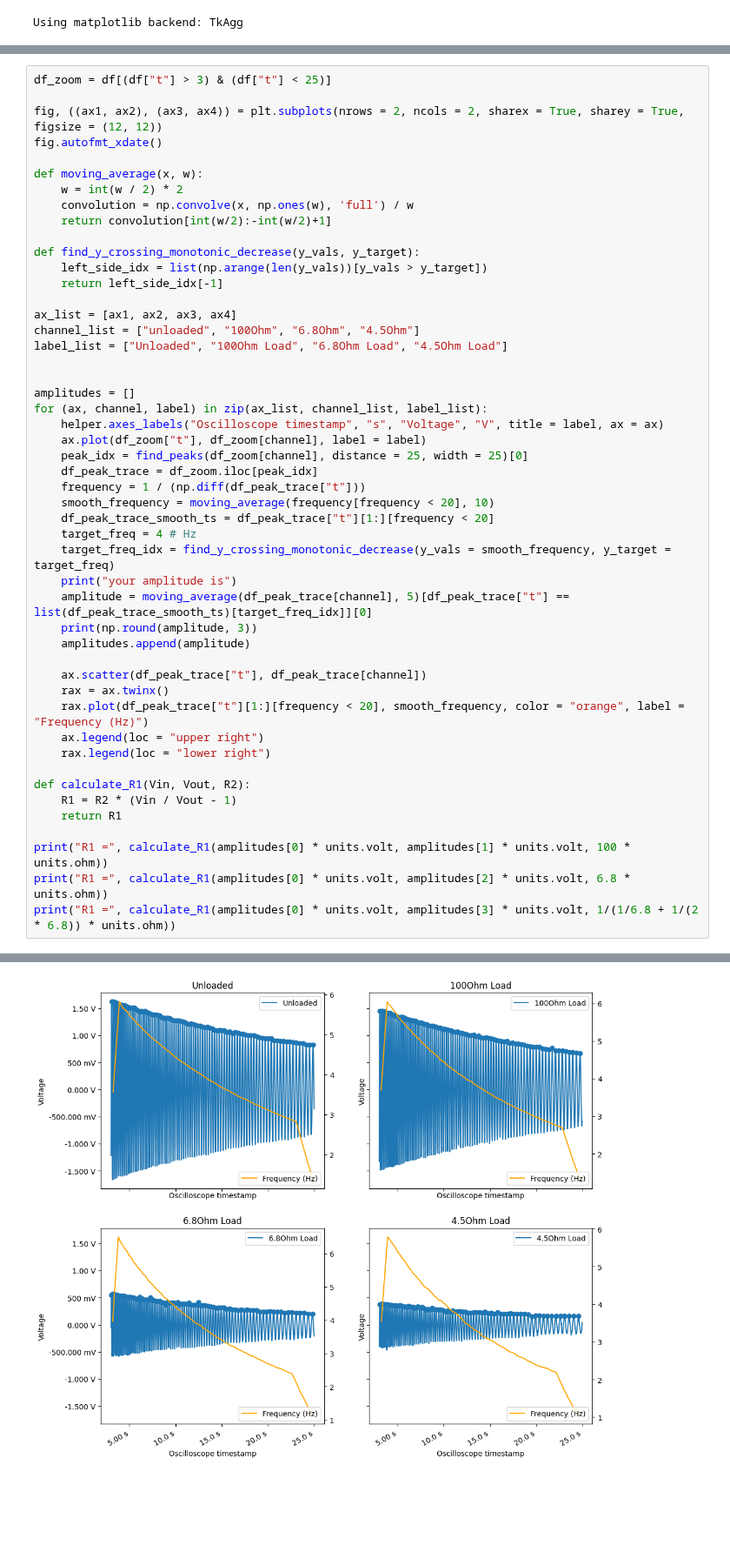
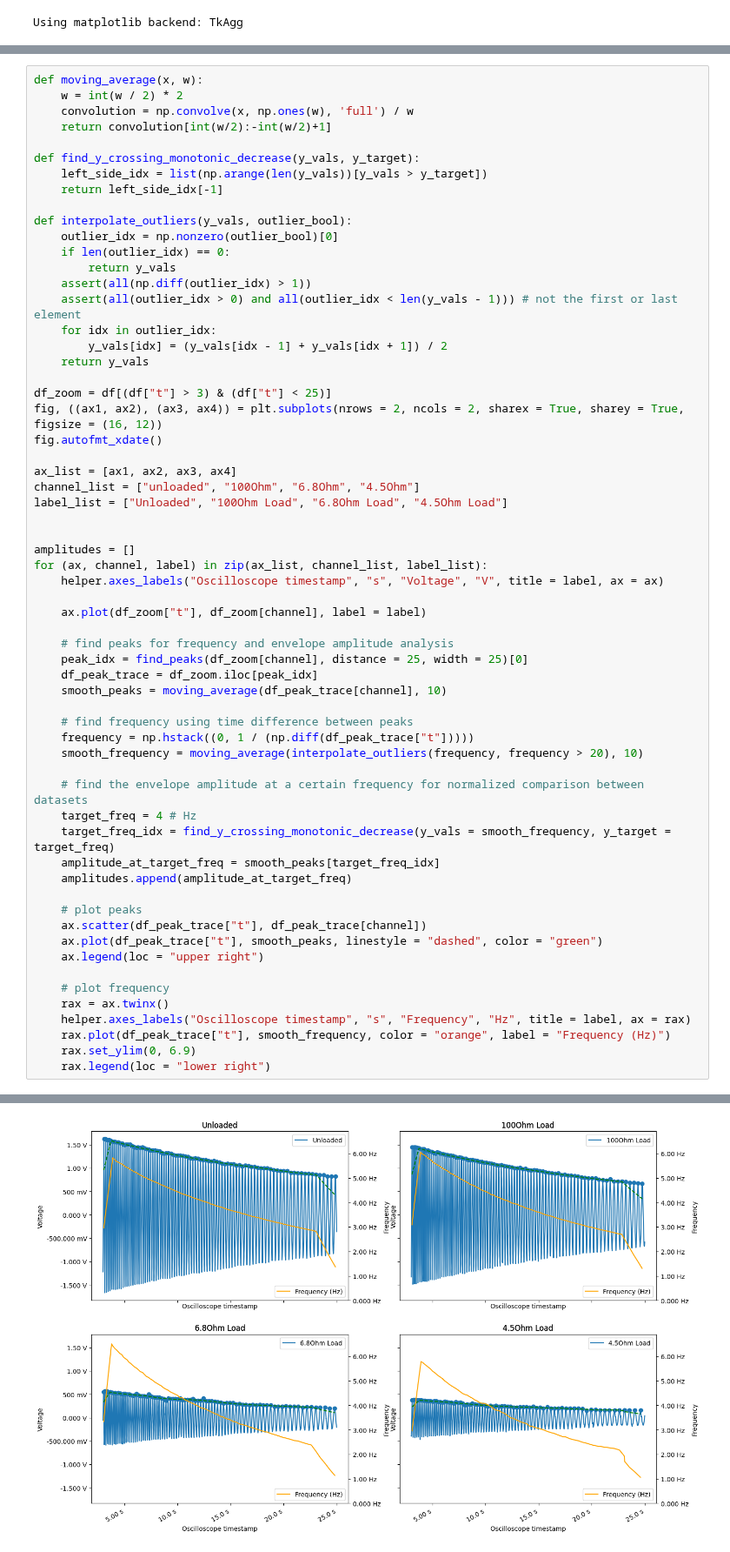
Before and after one commit to ianeyk/wind-turbine, a Jupyter notebook: Analysis/ac_spin_test/internal_resistance.ipynb, the cells around one changed output, grey strips where cells are left out. Shown at 87% size. Saved outputs shown, nothing was run; the diff lists cells and outputs as text; blank space fills up the shorter version.

```diff
--- a/Analysis/ac_spin_test/internal_resistance.ipynb
+++ b/Analysis/ac_spin_test/internal_resistance.ipynb
@@ -72,9 +55,4 @@ print(df.head(20))
 # %%
-df_zoom = df[(df["t"] > 3) & (df["t"] < 25)]
-
-fig, ((ax1, ax2), (ax3, ax4)) = plt.subplots(nrows = 2, ncols = 2, sharex = True, sharey = True, figsize = (12, 12))
-fig.autofmt_xdate()
-
 def moving_average(x, w):
     w = int(w / 2) * 2
     convolution = np.convolve(x, np.ones(w), 'full') / w
@@ -84,6 +62,20 @@ def find_y_crossing_monotonic_decrease(y_vals, y_target):
     left_side_idx = list(np.arange(len(y_vals))[y_vals > y_target])
     return left_side_idx[-1]
 
+def interpolate_outliers(y_vals, outlier_bool):
+    outlier_idx = np.nonzero(outlier_bool)[0]
+    if len(outlier_idx) == 0:
+        return y_vals
+    assert(all(np.diff(outlier_idx) > 1))
+    assert(all(outlier_idx > 0) and all(outlier_idx < len(y_vals - 1))) # not the first or last element
+    for idx in outlier_idx:
+        y_vals[idx] = (y_vals[idx - 1] + y_vals[idx + 1]) / 2
+    return y_vals
+
+df_zoom = df[(df["t"] > 3) & (df["t"] < 25)]
+fig, ((ax1, ax2), (ax3, ax4)) = plt.subplots(nrows = 2, ncols = 2, sharex = True, sharey = True, figsize = (16, 12))
+fig.autofmt_xdate()
+
 ax_list = [ax1, ax2, ax3, ax4]
 channel_list = ["unloaded", "100Ohm", "6.8Ohm", "4.5Ohm"]
 label_list = ["Unloaded", "100Ohm Load", "6.8Ohm Load", "4.5Ohm Load"]
@@ -92,30 +84,33 @@ label_list = ["Unloaded", "100Ohm Load", "6.8Ohm Load", "4.5Ohm Load"]
 amplitudes = []
 for (ax, channel, label) in zip(ax_list, channel_list, label_list):
     helper.axes_labels("Oscilloscope timestamp", "s", "Voltage", "V", title = label, ax = ax)
+
     ax.plot(df_zoom["t"], df_zoom[channel], label = label)
+
+    # find peaks for frequency and envelope amplitude analysis
     peak_idx = find_peaks(df_zoom[channel], distance = 25, width = 25)[0]
     df_peak_trace = df_zoom.iloc[peak_idx]
-    frequency = 1 / (np.diff(df_peak_trace["t"]))
-    smooth_frequency = moving_average(frequency[frequency < 20], 10)
-    df_peak_trace_smooth_ts = df_peak_trace["t"][1:][frequency < 20]
+    smooth_peaks = moving_average(df_peak_trace[channel], 10)
+
+    # find frequency using time difference between peaks
+    frequency = np.hstack((0, 1 / (np.diff(df_peak_trace["t"]))))
+    smooth_frequency = moving_average(interpolate_outliers(frequency, frequency > 20), 10)
+
+    # find the envelope amplitude at a certain frequency for normalized comparison between datasets
     target_freq = 4 # Hz
     target_freq_idx = find_y_crossing_monotonic_decrease(y_vals = smooth_frequency, y_target = target_freq)
-    print("your amplitude is")
-    amplitude = moving_average(df_peak_trace[channel], 5)[df_peak_trace["t"] == list(df_peak_trace_smooth_ts)[target_freq_idx]][0]
-    print(np.round(amplitude, 3))
-    amplitudes.append(amplitude)
+    amplitude_at_target_freq = smooth_peaks[target_freq_idx]
+    amplitudes.append(amplitude_at_target_freq)
 
+    # plot peaks
     ax.scatter(df_peak_trace["t"], df_peak_trace[channel])
+    ax.plot(df_peak_trace["t"], smooth_peaks, linestyle = "dashed", color = "green")
+    ax.legend(loc = "upper right")
+
+    # plot frequency
     rax = ax.twinx()
-    rax.plot(df_peak_trace["t"][1:][frequency < 20], smooth_frequency, color = "orange", label = "Frequency (Hz)")
-    ax.legend(loc = "upper right")
+    helper.axes_labels("Oscilloscope timestamp", "s", "Frequency", "Hz", title = label, ax = rax)
+    rax.plot(df_peak_trace["t"], smooth_frequency, color = "orange", label = "Frequency (Hz)")
+    rax.set_ylim(0, 6.9)
     rax.legend(loc = "lower right")
-
-def calculate_R1(Vin, Vout, R2):
-    R1 = R2 * (Vin / Vout - 1)
-    return R1
-
-print("R1 =", calculate_R1(amplitudes[0] * units.volt, amplitudes[1] * units.volt, 100 * units.ohm))
-print("R1 =", calculate_R1(amplitudes[0] * units.volt, amplitudes[2] * units.volt, 6.8 * units.ohm))
-print("R1 =", calculate_R1(amplitudes[0] * units.volt, amplitudes[3] * units.volt, 1/(1/6.8 + 1/(2 * 6.8)) * units.ohm))
 # %% [output]
@@ -133 +117 @@ R1 = 15.67 Ω
-[figure, old version]
+[figure, new version]
```
Also changed, not shown: parts of 8 cells of this notebook.
